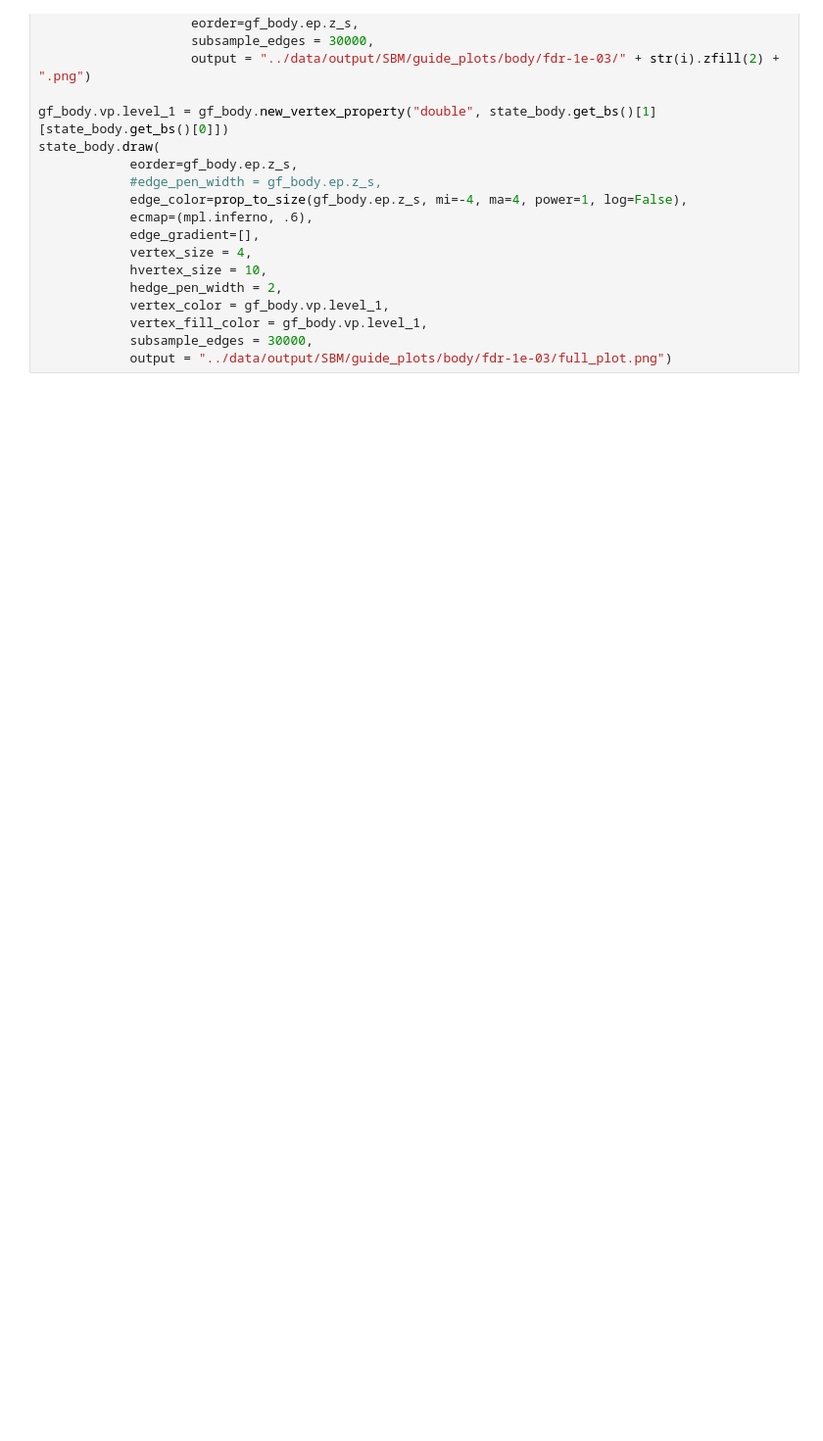
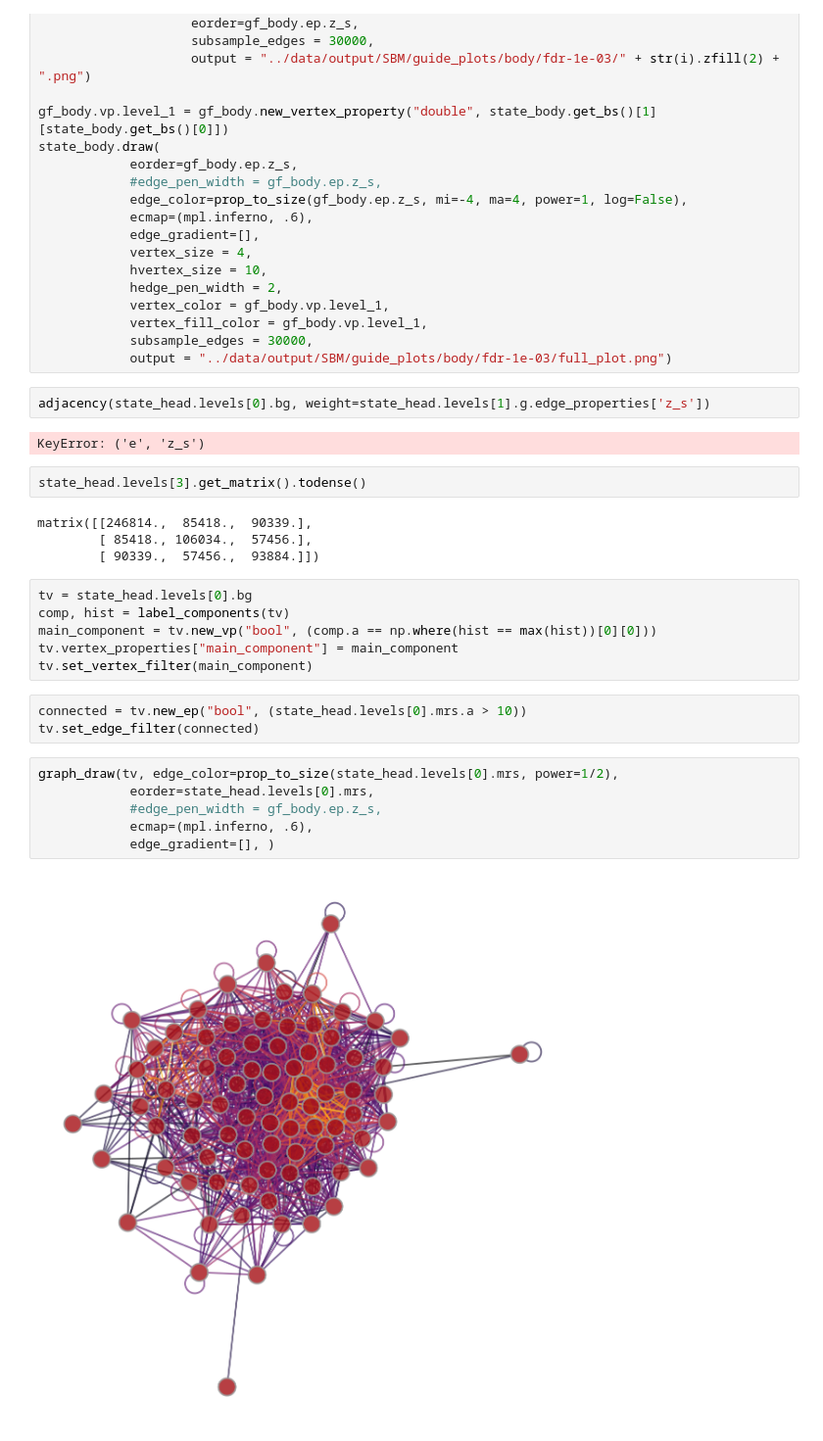
Before and after one commit to diogro/NEX-HS_C-GxE, a Jupyter notebook: SBM/GraphTool-ResourcePaper-Control-BodyHead-Plots.ipynb, the cells around one changed output. Shown at 98% size. Saved outputs shown, nothing was run; the diff lists cells and outputs as text; blank space fills up the shorter version.

```diff
--- a/SBM/GraphTool-ResourcePaper-Control-BodyHead-Plots.ipynb
+++ b/SBM/GraphTool-ResourcePaper-Control-BodyHead-Plots.ipynb
@@ -113,3 +113,30 @@ state_body.draw(
             vertex_fill_color = gf_body.vp.level_1,
             subsample_edges = 30000,
             output = "../data/output/SBM/guide_plots/body/fdr-1e-03/full_plot.png")
+# %%
+adjacency(state_head.levels[0].bg, weight=state_head.levels[1].g.edge_properties['z_s'])
+# %% [output]
+KeyError: ('e', 'z_s')
+# %%
+state_head.levels[3].get_matrix().todense()
+# %% [output]
+matrix([[246814.,  85418.,  90339.],
+        [ 85418., 106034.,  57456.],
+        [ 90339.,  57456.,  93884.]])
+# %%
+tv = state_head.levels[0].bg
+comp, hist = label_components(tv)
+main_component = tv.new_vp("bool", (comp.a == np.where(hist == max(hist))[0][0]))
+tv.vertex_properties["main_component"] = main_component
+tv.set_vertex_filter(main_component)
+# %%
+connected = tv.new_ep("bool", (state_head.levels[0].mrs.a > 10))
+tv.set_edge_filter(connected)
+# %%
+graph_draw(tv, edge_color=prop_to_size(state_head.levels[0].mrs, power=1/2),
+            eorder=state_head.levels[0].mrs,
+            #edge_pen_width = gf_body.ep.z_s,
+            ecmap=(mpl.inferno, .6),
+            edge_gradient=[], )
+# %% [output]
+[figure, added]
```
Also changed, not shown: parts of 1 cell of this notebook, 6 other files.
